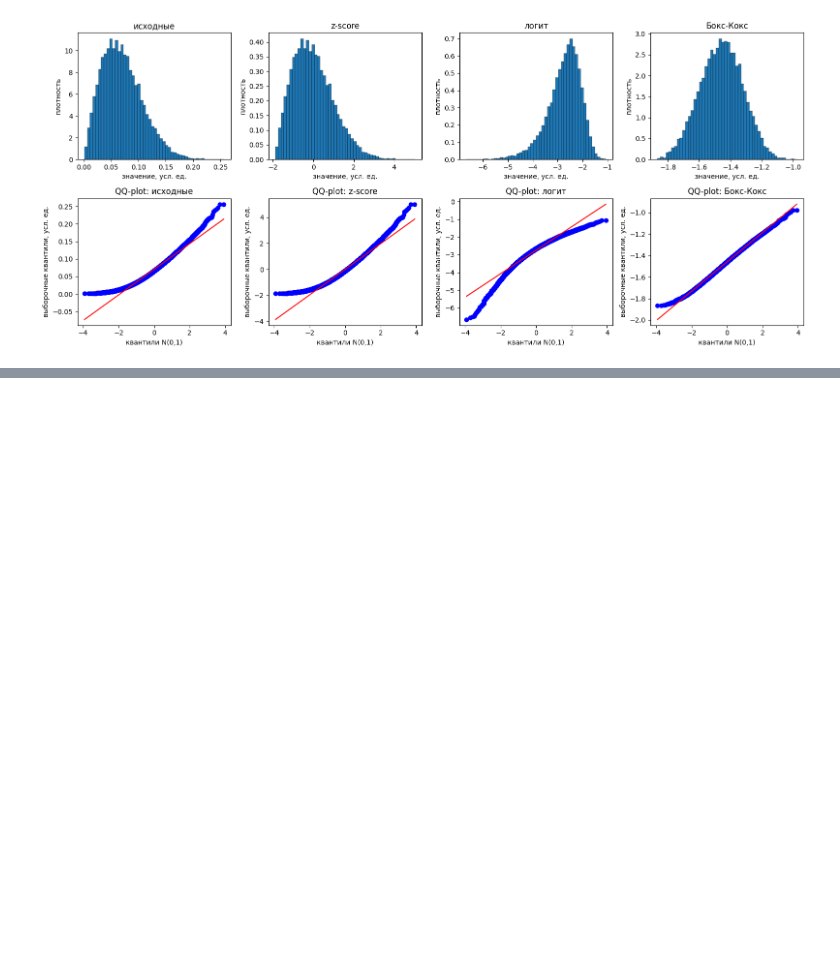
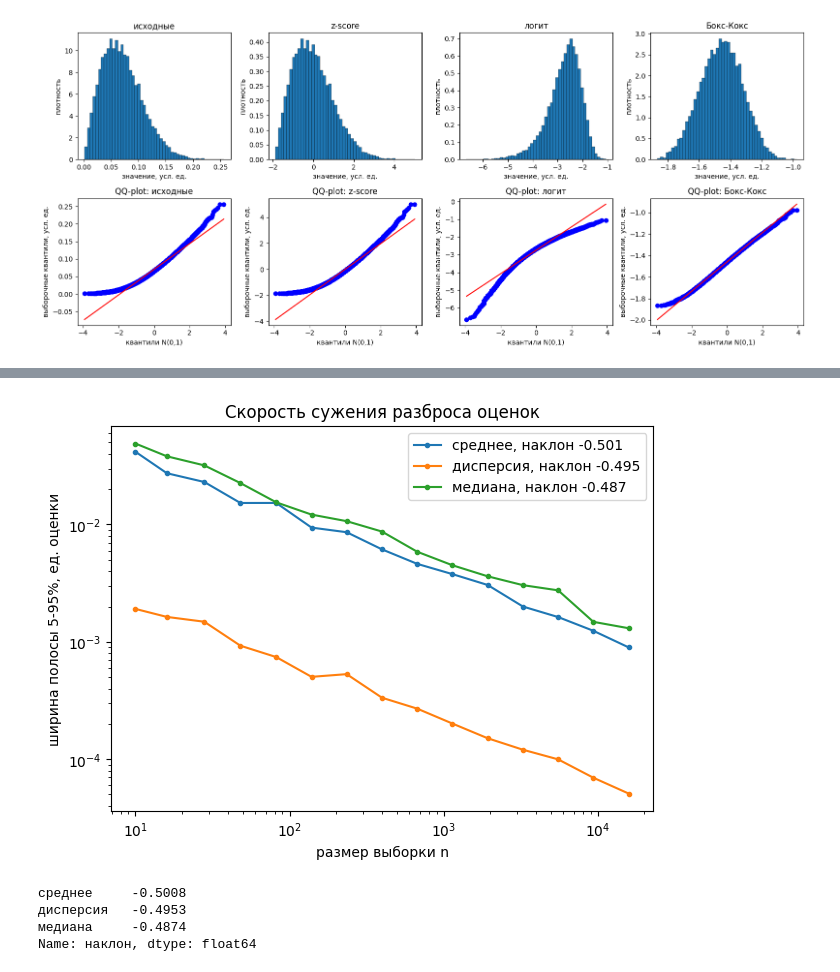
Before and after one commit to SanechkaTuoKe/APPSTAT-LABWORK, a Jupyter notebook: notebooks/rv03_r_def.ipynb, the cells around one changed output, grey strips where cells are left out. Drawn from its saved outputs; the diff is of its cells as text; code cells hidden in the pictures; blank space fills up the shorter version.

```diff
--- a/notebooks/rv03_r_def.ipynb
+++ b/notebooks/rv03_r_def.ipynb
@@ -325,0 +381,19 @@ plt.show()
+# %%
+fig, ax = plt.subplots(figsize=(7, 5))
+slopes = {}
+for name in true_vals:
+    cc = cons[(cons["оценка"] == name) & (cons["ширина 5-95%"] > 0)]
+    slopes[name] = np.polyfit(np.log10(cc["n"]), np.log10(cc["ширина 5-95%"]), 1)[0]
+    ax.loglog(cc["n"], cc["ширина 5-95%"], "o-", ms=3, label=f"{name}, наклон {slopes[name]:.3f}")
+ax.set_xlabel("размер выборки n")
+ax.set_ylabel("ширина полосы 5-95%, ед. оценки")
+ax.set_title("Скорость сужения разброса оценок")
+ax.legend()
+plt.show()
+pd.Series(slopes, name="наклон").round(4)
+# %% [output]
+[figure, added]
+среднее     -0.5008
+дисперсия   -0.4953
+медиана     -0.4874
+Name: наклон, dtype: float64
```
Also changed, not shown: parts of 5 cells of this notebook.
